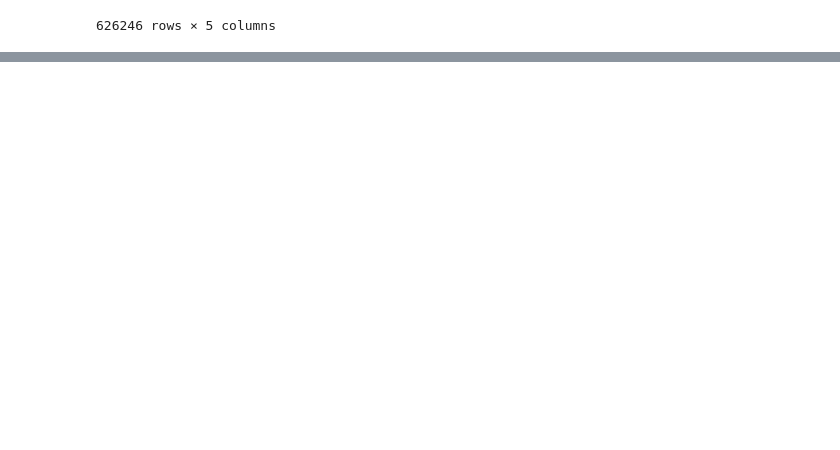
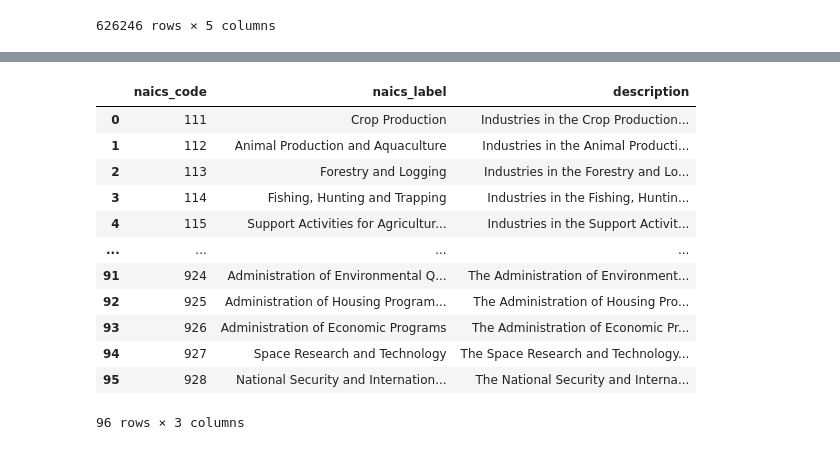
Before and after one commit to luca-marian/tournament, a Jupyter notebook: explore_dataset.ipynb, the cells around one changed output, grey strips where cells are left out. Drawn from its saved outputs; the diff is of its cells as text; code cells hidden in the pictures; blank space fills up the shorter version.

```diff
--- a/explore_dataset.ipynb
+++ b/explore_dataset.ipynb
@@ -64,0 +41,16 @@ ImportError: Missing optional dependency 'openpyxl'.  Use pip or conda to instal
+# %%
+df_naics
+# %% [output]
+|  | naics_code | naics_label | description |
+| 0 | 111 | Crop Production | Industries in the Crop Production... |
+| 1 | 112 | Animal Production and Aquaculture | Industries in the Animal Producti... |
+| 2 | 113 | Forestry and Logging | Industries in the Forestry and Lo... |
+| 3 | 114 | Fishing, Hunting and Trapping | Industries in the Fishing, Huntin... |
+| 4 | 115 | Support Activities for Agricultur... | Industries in the Support Activit... |
+| ... | ... | ... | ... |
+| 91 | 924 | Administration of Environmental Q... | The Administration of Environment... |
+| 92 | 925 | Administration of Housing Program... | The Administration of Housing Pro... |
+| 93 | 926 | Administration of Economic Programs | The Administration of Economic Pr... |
+| 94 | 927 | Space Research and Technology | The Space Research and Technology... |
+| 95 | 928 | National Security and Internation... | The National Security and Interna... |
+96 rows × 3 columns
```
Also changed, not shown: parts of 6 cells of this notebook.
